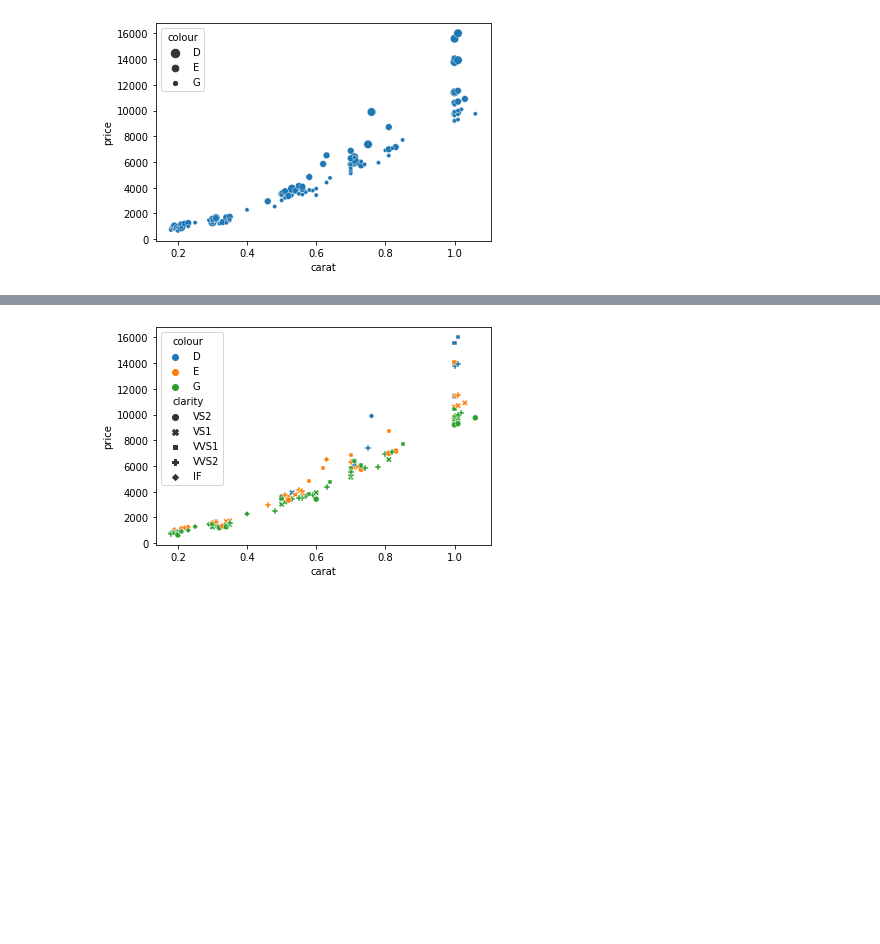
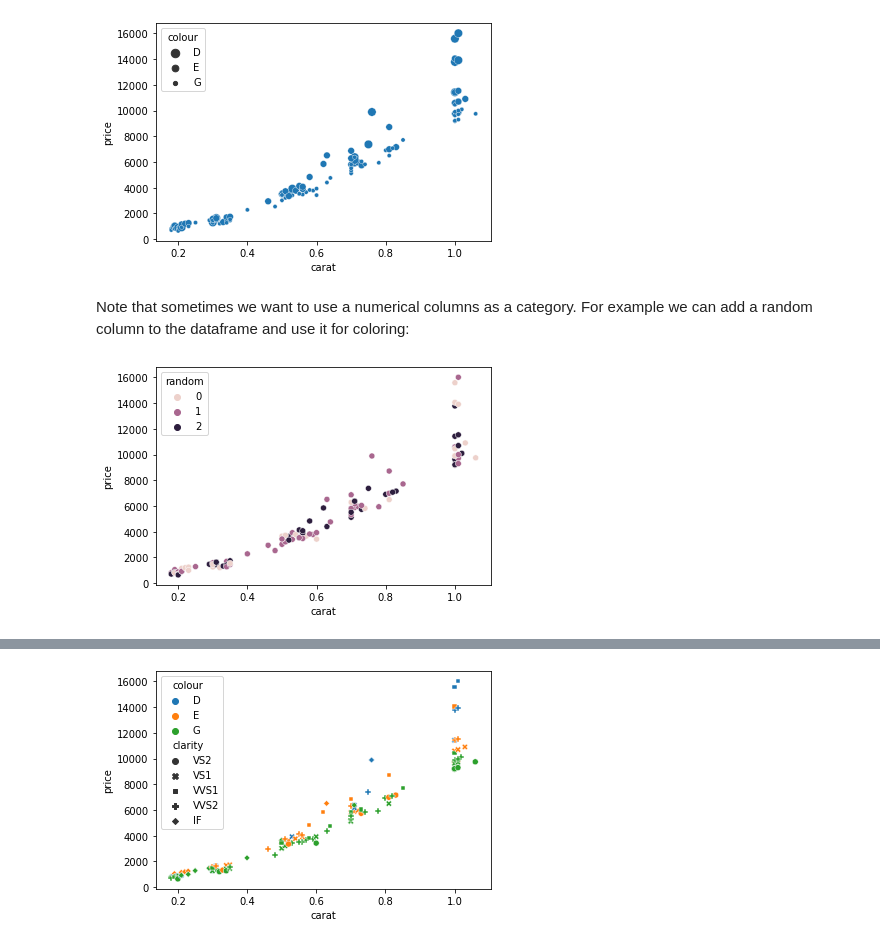
Before and after one commit to guiwitz/DAVPy, a Jupyter notebook: 13-Seaborn_concept.ipynb, the cells around one changed output, grey strips where cells are left out. Cells and saved outputs as stored; diff of their text form; code cells hidden in the pictures; blank space fills up the shorter version.

```diff
--- a/13-Seaborn_concept.ipynb
+++ b/13-Seaborn_concept.ipynb
@@ -71,3 +71,12 @@ fig, ax = plt.subplots()
 ax = sns.scatterplot(data=diams, x='carat', y='price', size='colour', ax=ax);
 # %% [output]
 [figure]
+# %% [markdown]
+Note that sometimes we want to use a numerical columns as a category. For example we can add a random column to the dataframe and use it for coloring:
+# %%
+diams['random'] = np.random.randint(0,3, len(diams))
+# %%
+fig, ax = plt.subplots()
+ax = sns.scatterplot(data=diams, x='carat', y='price', hue='random', ax=ax);
+# %% [output]
+[figure, added]
```
Also changed, not shown: parts of 14 cells of this notebook.
